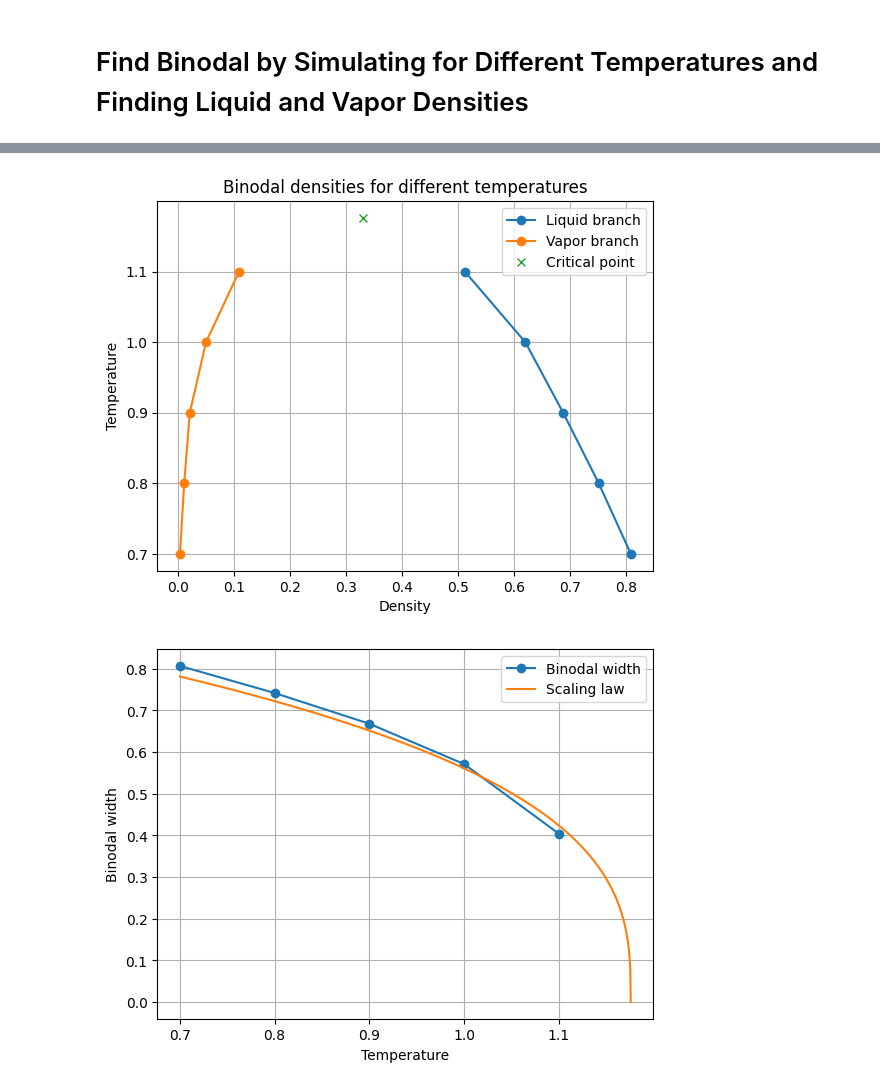
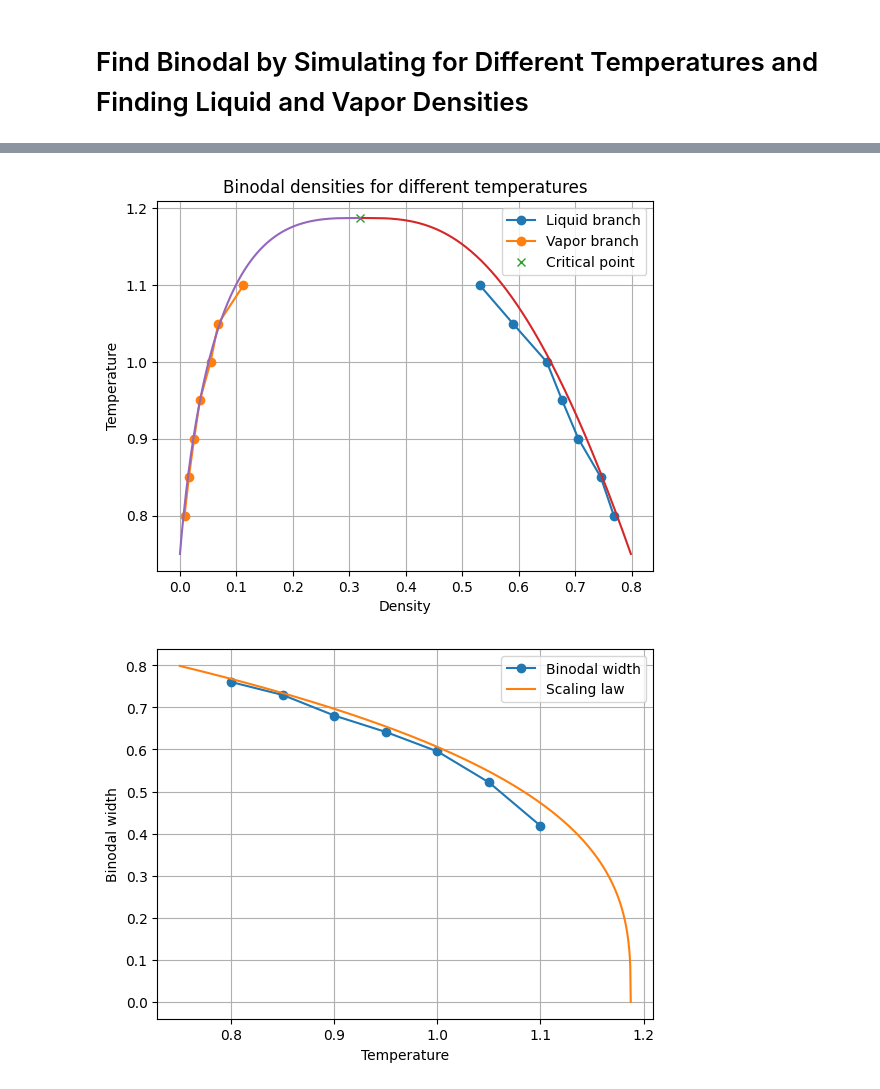
Before and after one commit to tkayutg/MD-sims-NO, a Jupyter notebook: Notebooks/LJ_binodal_sim.ipynb, the cells around one changed output, grey strips where cells are left out. Saved outputs shown, nothing was run; the diff lists cells and outputs as text; code cells hidden in the pictures.

Commit message:
Increased equilibration time

```diff
--- a/Notebooks/LJ_binodal_sim.ipynb
+++ b/Notebooks/LJ_binodal_sim.ipynb
@@ -8,13 +8,13 @@ import numpy as np
 import matplotlib.pyplot as plt
 # %%
 # Simulation parameters
-num_steps_equilibrium = 50000 # Equilibration steps
+num_steps_equilibrium = 100000 # Equilibration steps
 dt = 1e-3  # Time step
 sigma = 1.0 # Lennard-Jones diameter
 epsilon = 1.0 # Lennard-Jones depth
 r_c = 2.5 * sigma # Cutoff radius
 dim = 3 # Number of dimensions
-num_bins = 100 # Number of bins for histogram
+num_bins = 200 # Number of bins for histogram
 Nx_liquid = 14 # Number of particles in x direction
 num_particles_liquid = Nx_liquid**3 # Total number of liquid particles
 # %% [markdown]
@@ -159,25 +158,58 @@ Initial Density: 0.267
+# %%
+binodal_liquid=[]
+binodal_vapor=[]
+
+for k in range(len(Temperatures)):
+    density=rhos[k]
+    density_max=jnp.max(density)
+    density_min=jnp.min(density)
+    rho_l=[]
+    rho_v=[]
+    for i in range(num_bins):
+        if 0.99*density_max<=density[i]<=density_max:
+            rho_l.append(density[i])
+        if 1.01*density_min>=density[i]>=density_min:
+            rho_v.append(density[i])
+    binodal_liquid.append(jnp.mean(jnp.array(rho_l)))
+    binodal_vapor.append(jnp.mean(jnp.array(rho_v)))
+# %%
+# --- Binodal curve fitting ---
+T_c=1.1876
+rho_c=0.3197
+a=0.1824
+b=0.5226
+beta=0.3258
+
+def binodal_fit_liquid(T):
+    return rho_c+a*np.abs(T_c-T)+b*np.abs(T_c-T)**beta
+
+def binodal_fit_vapor(T):
+    return rho_c+a*np.abs(T_c-T)-b*np.abs(T_c-T)**beta
+
+Ts=jnp.linspace(0.75,T_c,1000)
+rho_v=jnp.linspace(1e-5,rho_c,1000)
+rho_l=jnp.linspace(rho_c,0.85,1000)
 # %%
 plt.plot(binodal_liquid, Temperatures, 'o-', label='Liquid branch')
 plt.plot(binodal_vapor, Temperatures,  'o-', label='Vapor branch')
-plt.plot(0.33,1.176,'x', label='Critical point')
+plt.plot(rho_c,T_c,'x', label='Critical point')
+plt.plot(binodal_fit_liquid(Ts), Ts, '-')
+plt.plot(binodal_fit_vapor(Ts), Ts, '-')
 plt.xlabel('Density')
 plt.ylabel('Temperature')
 plt.legend()
 plt.title('Binodal densities for different temperatures')
 plt.grid()
 plt.show()
 # %% [output]
-[figure, old version]
+[figure, new version]
 # %%
-T_c=1.176
-Ts=jnp.linspace(0.7,T_c,1000)
-beta=1/3
 plt.plot(Temperatures,jnp.array(binodal_liquid)-jnp.array(binodal_vapor), 'o-', label='Binodal width')
-plt.plot(Ts,(T_c-Ts)**beta, '-', label='Scaling law')
+plt.plot(Ts,2*b*(T_c-Ts)**beta, '-', label='Scaling law')
 plt.xlabel('Temperature')
 plt.ylabel('Binodal width')
 plt.legend()
 plt.grid()
 plt.show()
 # %% [output]
-[figure, old version]
+[figure, new version]
```
Also changed, not shown: parts of 2 cells of this notebook.
